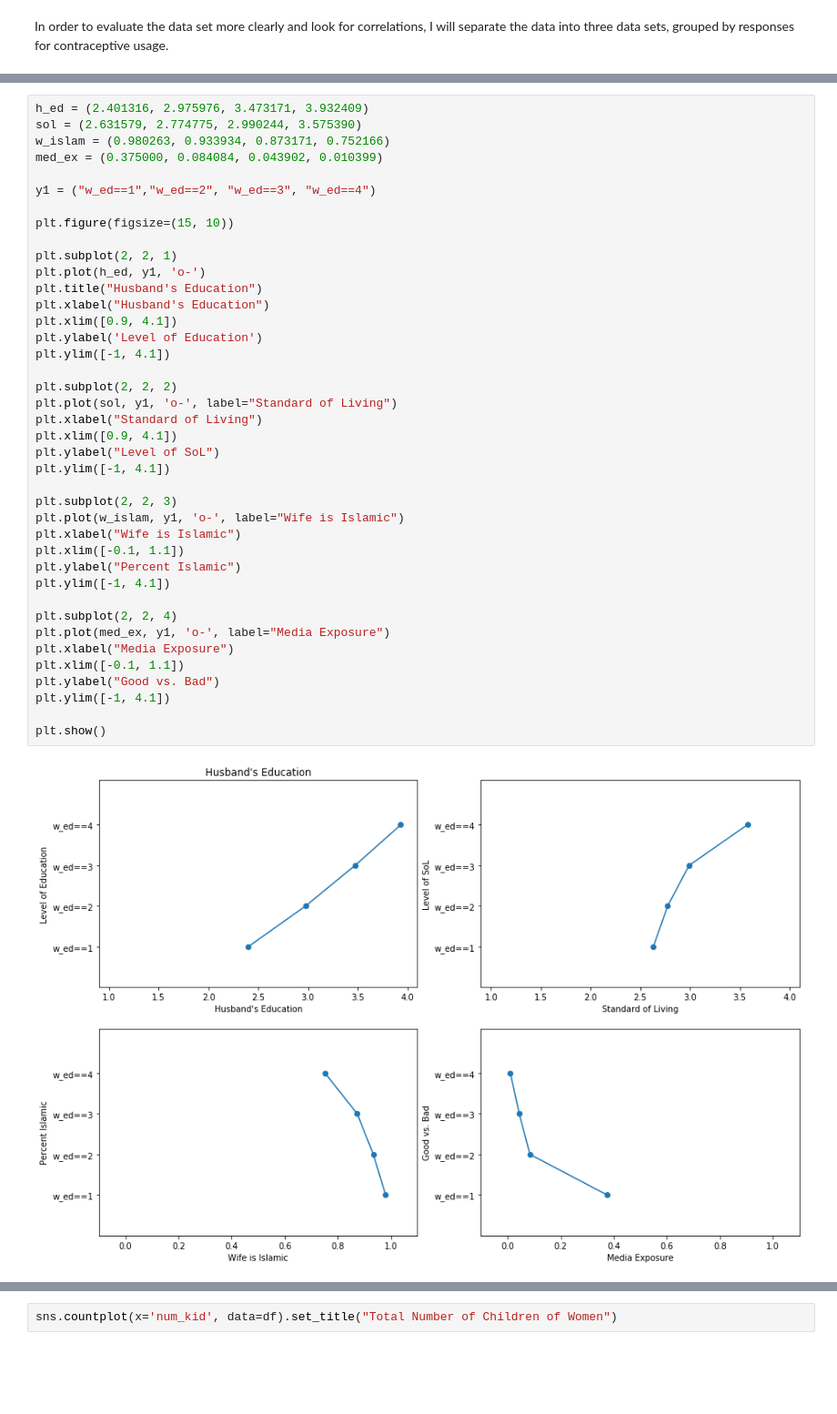
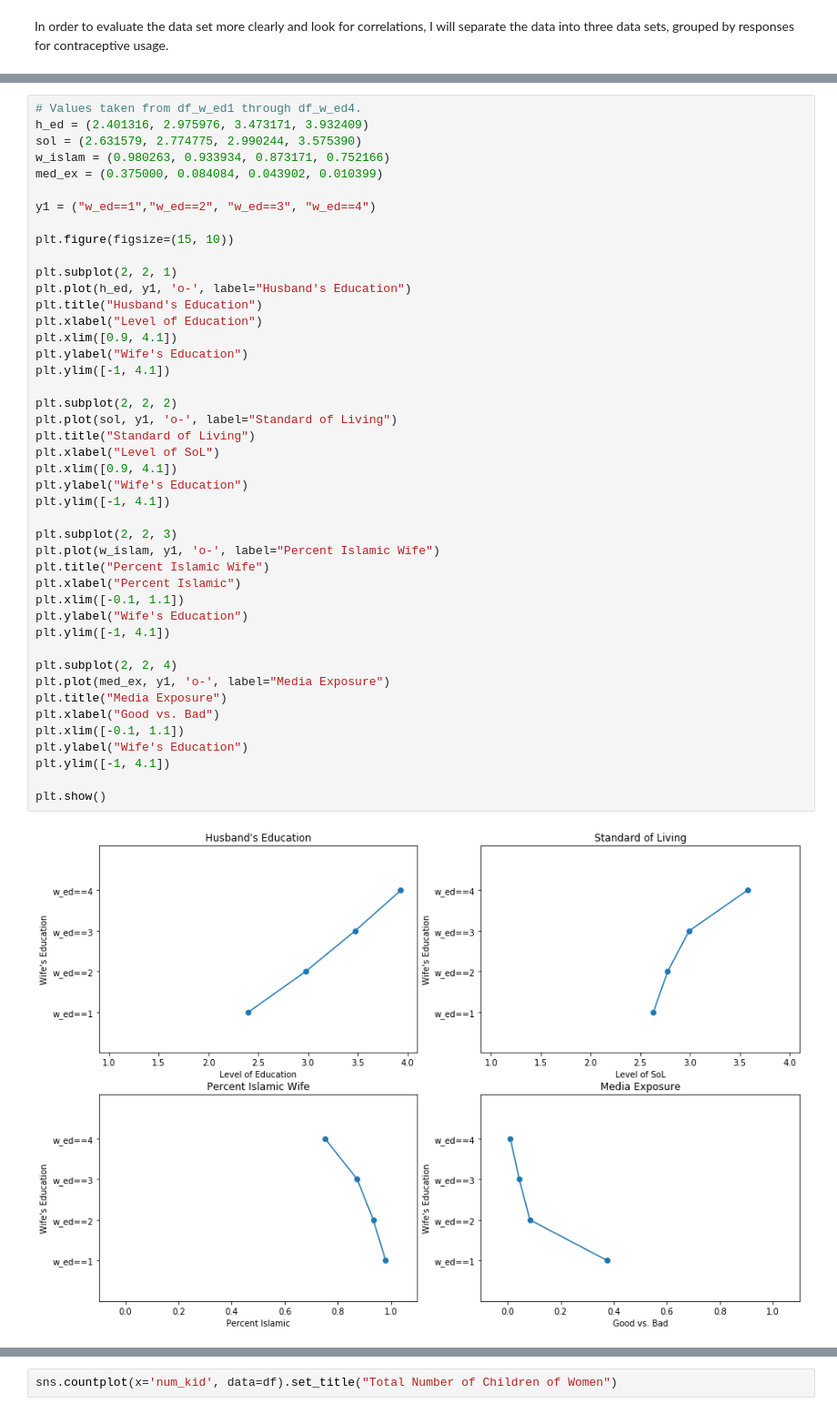
Before and after one commit to serfsup/thinkful-fundamentals_capstone_contraception, a Jupyter notebook: Thinkful Fundamentals Contraception Capstone.ipynb, the cells around one changed output, grey strips where cells are left out. Shown: that part at 91% size. Saved outputs shown, nothing was run; the diff lists cells and outputs as text; blank space fills up the shorter version.

```diff
--- a/Thinkful Fundamentals Contraception Capstone.ipynb
+++ b/Thinkful Fundamentals Contraception Capstone.ipynb
@@ -110,42 +170,46 @@ From these datasets, it appears that there are some areas that trend a certain w
 # %%
+# Values taken from df_w_ed1 through df_w_ed4.
 h_ed = (2.401316, 2.975976, 3.473171, 3.932409)
 sol = (2.631579, 2.774775, 2.990244, 3.575390)
 w_islam = (0.980263, 0.933934, 0.873171, 0.752166)
 med_ex = (0.375000, 0.084084, 0.043902, 0.010399)
 
 y1 = ("w_ed==1","w_ed==2", "w_ed==3", "w_ed==4")
 
 plt.figure(figsize=(15, 10))
 
 plt.subplot(2, 2, 1)
-plt.plot(h_ed, y1, 'o-')
+plt.plot(h_ed, y1, 'o-', label="Husband's Education")
 plt.title("Husband's Education")
-plt.xlabel("Husband's Education")
+plt.xlabel("Level of Education")
 plt.xlim([0.9, 4.1])
-plt.ylabel('Level of Education')
+plt.ylabel("Wife's Education")
 plt.ylim([-1, 4.1])
 
 plt.subplot(2, 2, 2)
 plt.plot(sol, y1, 'o-', label="Standard of Living")
-plt.xlabel("Standard of Living")
+plt.title("Standard of Living")
+plt.xlabel("Level of SoL")
 plt.xlim([0.9, 4.1])
-plt.ylabel("Level of SoL")
+plt.ylabel("Wife's Education")
 plt.ylim([-1, 4.1])
 
 plt.subplot(2, 2, 3)
-plt.plot(w_islam, y1, 'o-', label="Wife is Islamic")
-plt.xlabel("Wife is Islamic")
+plt.plot(w_islam, y1, 'o-', label="Percent Islamic Wife")
+plt.title("Percent Islamic Wife")
+plt.xlabel("Percent Islamic")
 plt.xlim([-0.1, 1.1])
-plt.ylabel("Percent Islamic")
+plt.ylabel("Wife's Education")
 plt.ylim([-1, 4.1])
 
 plt.subplot(2, 2, 4)
 plt.plot(med_ex, y1, 'o-', label="Media Exposure")
-plt.xlabel("Media Exposure")
+plt.title("Media Exposure")
+plt.xlabel("Good vs. Bad")
 plt.xlim([-0.1, 1.1])
-plt.ylabel("Good vs. Bad")
+plt.ylabel("Wife's Education")
 plt.ylim([-1, 4.1])
 
 plt.show()
 # %% [output]
-[figure, old version]
+[figure, new version]
```
Also changed, not shown: parts of 29 cells of this notebook.
